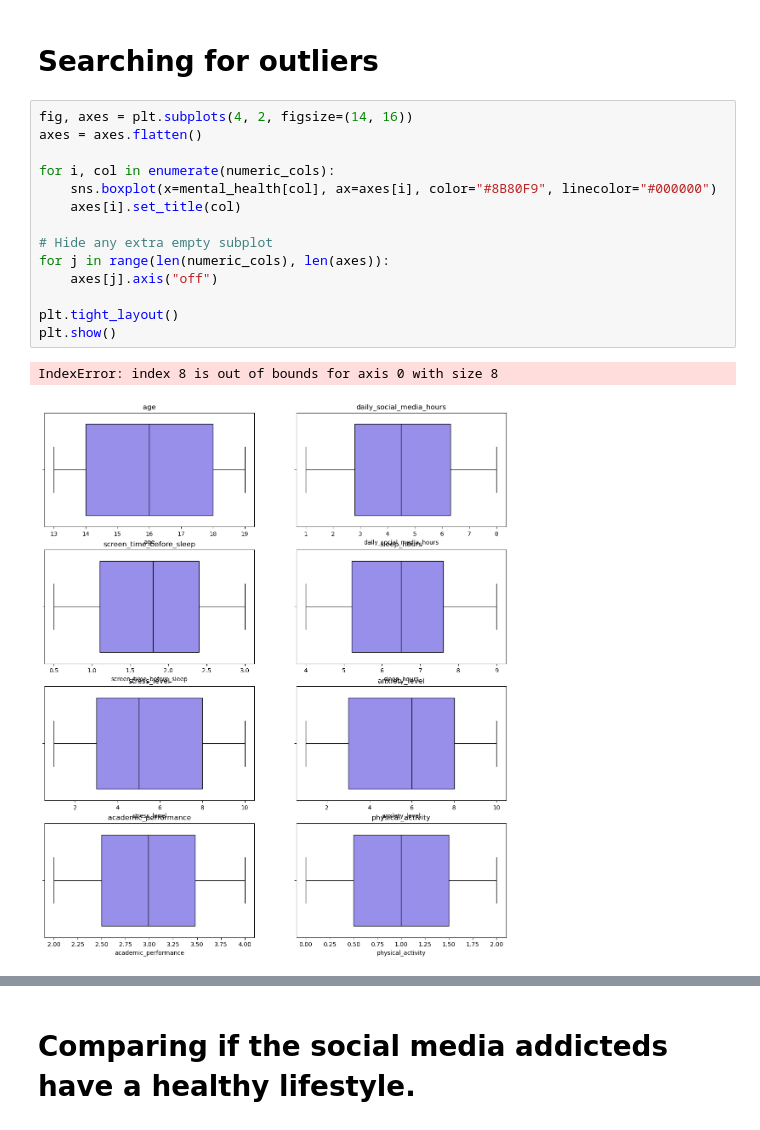
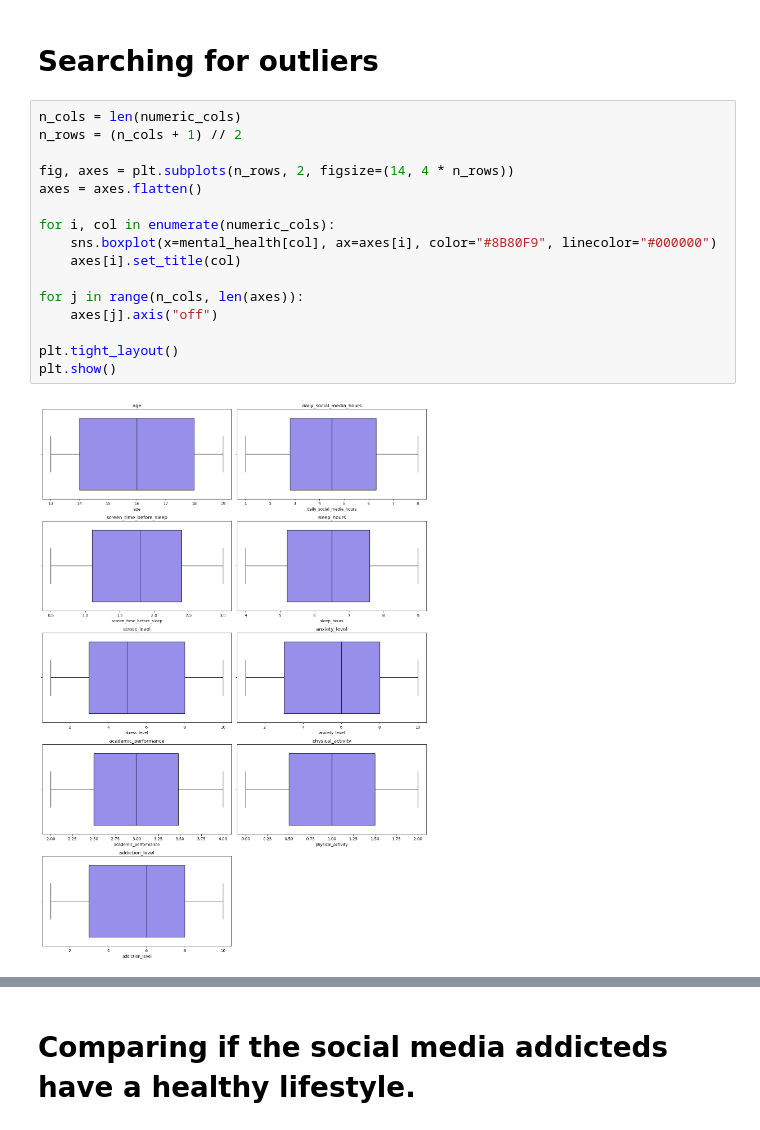
Before and after one commit to Leow14/Social-Media-Impact, a Jupyter notebook: Data analysis/Notebooks/data_analysis.ipynb, the cells around one changed output, grey strips where cells are left out. Cells and saved outputs as stored; diff of their text form.

```diff
--- a/Data analysis/Notebooks/data_analysis.ipynb
+++ b/Data analysis/Notebooks/data_analysis.ipynb
@@ -393,20 +393,21 @@ pd.crosstab(mental_health["usage_group"], mental_health["depression_label"])
 # %% [markdown]
 # Searching for outliers
 # %%
-fig, axes = plt.subplots(4, 2, figsize=(14, 16))
+n_cols = len(numeric_cols)
+n_rows = (n_cols + 1) // 2
+
+fig, axes = plt.subplots(n_rows, 2, figsize=(14, 4 * n_rows))
 axes = axes.flatten()
 
 for i, col in enumerate(numeric_cols):
     sns.boxplot(x=mental_health[col], ax=axes[i], color="#8B80F9", linecolor="#000000")
     axes[i].set_title(col)
 
-# Hide any extra empty subplot
-for j in range(len(numeric_cols), len(axes)):
+for j in range(n_cols, len(axes)):
     axes[j].axis("off")
 
 plt.tight_layout()
 plt.show()
 # %% [output]
-IndexError: index 8 is out of bounds for axis 0 with size 8
-[figure, old version]
+[figure, new version]
 # %%
```
Also changed, not shown: parts of 3 cells of this notebook, 1 other file.
